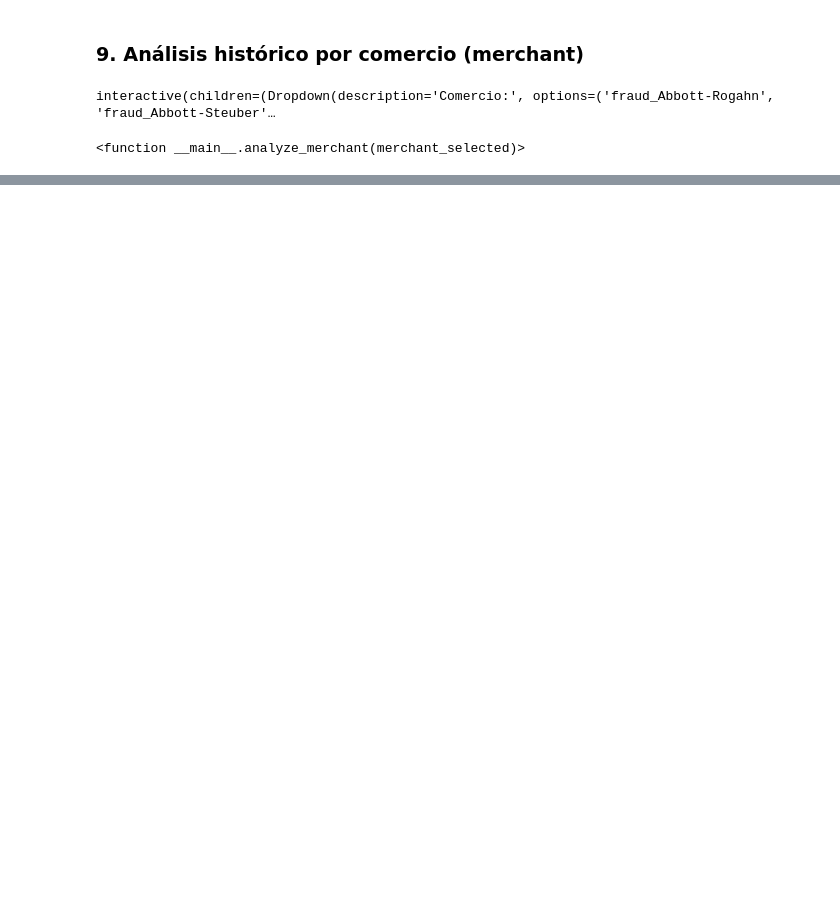
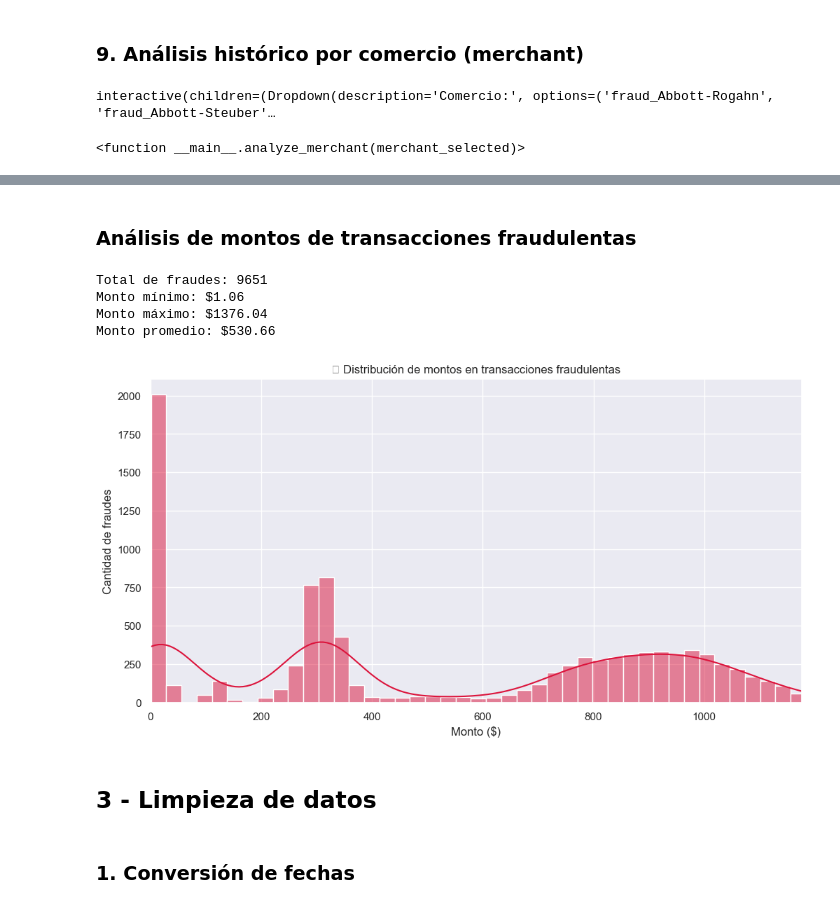
Before and after one commit to mvrcentes/ClientAwareFraudDetect, a Jupyter notebook: FraudDetection_HighAmountAnomalies.ipynb, the cells around one changed output, grey strips where cells are left out. Cells and saved outputs as stored; diff of their text form; code cells hidden in the pictures; blank space fills up the shorter version.

```diff
--- a/FraudDetection_HighAmountAnomalies.ipynb
+++ b/FraudDetection_HighAmountAnomalies.ipynb
@@ -466,0 +523,31 @@ interactive(children=(Dropdown(description='Comercio:', options=('fraud_Abbott-R
+# %% [markdown]
+### Análisis de montos de transacciones fraudulentas
+# %%
+# Filtrar solo las transacciones fraudulentas
+fraud_df = df[df["is_fraud"] == 1]
+
+# Ver resumen básico
+print(f"Total de fraudes: {len(fraud_df)}")
+print(f"Monto mínimo: ${fraud_df['amt'].min():.2f}")
+print(f"Monto máximo: ${fraud_df['amt'].max():.2f}")
+print(f"Monto promedio: ${fraud_df['amt'].mean():.2f}")
+
+# Histograma de montos fraudulentos
+plt.figure(figsize=(12, 6))
+sns.histplot(fraud_df["amt"], bins=50, kde=True, color="crimson")
+plt.title("💸 Distribución de montos en transacciones fraudulentas")
+plt.xlabel("Monto ($)")
+plt.ylabel("Cantidad de fraudes")
+plt.xlim(0, fraud_df["amt"].quantile(0.99))  # Limitar a percentil 99 para mejor visualización
+plt.grid(True)
+plt.show()
+# %% [output]
+Total de fraudes: 9651
+Monto mínimo: $1.06
+Monto máximo: $1376.04
+Monto promedio: $530.66
+[figure, added]
+# %% [markdown]
+## 3 - Limpieza de datos
+# %% [markdown]
+### 1. Conversión de fechas
```
Also changed, not shown: parts of 19 cells of this notebook.
